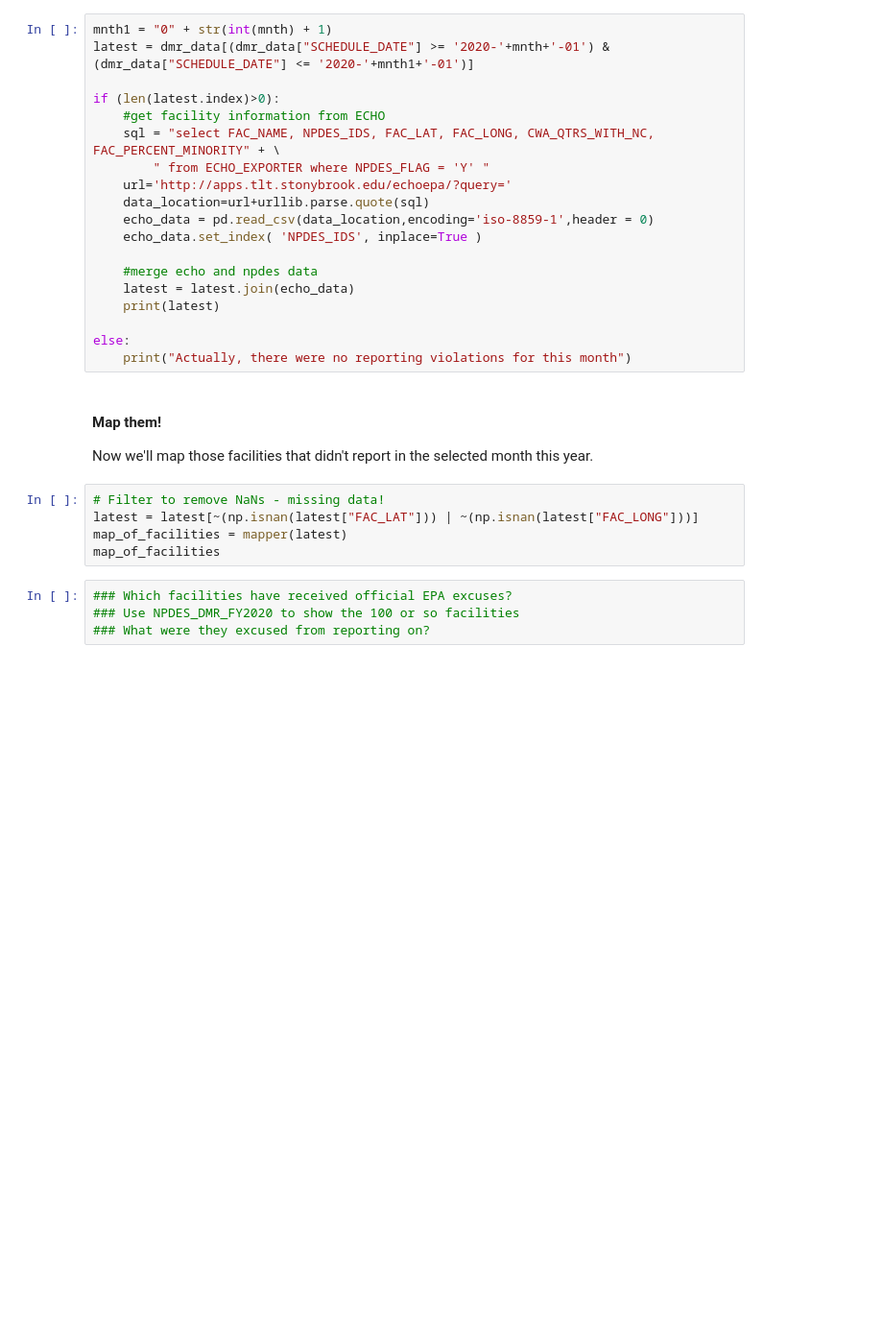
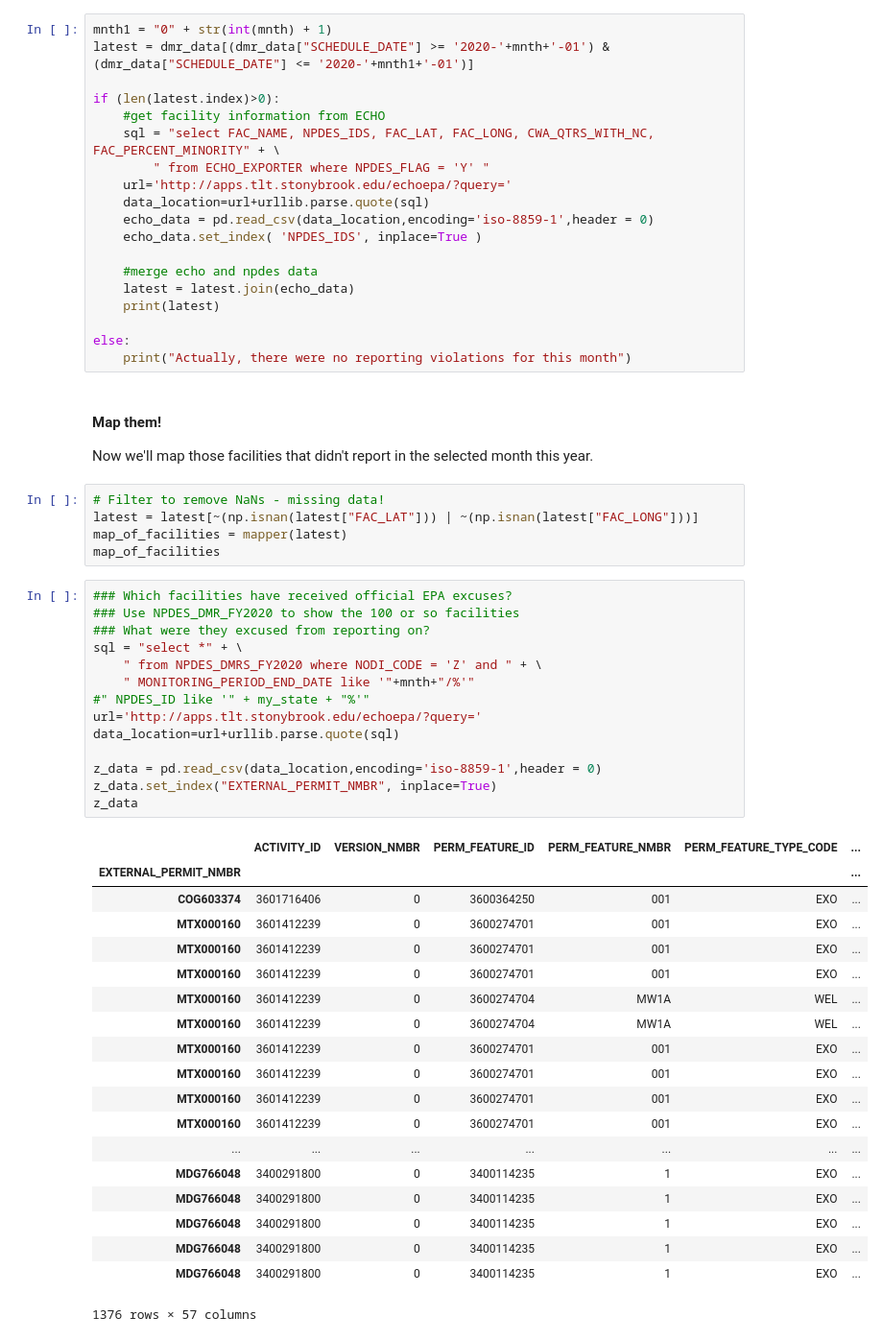
Before and after one commit to edgi-govdata-archiving/ECHO-COVID19, a Jupyter notebook: ECHO-COVID19.ipynb, the cells around one changed output. Shown: that part at 96% size. Cells and saved outputs as stored; diff of their text form; blank space fills up the shorter version.

```diff
--- a/ECHO-COVID19.ipynb
+++ b/ECHO-COVID19.ipynb
@@ -369,4 +430,34 @@ map_of_facilities
 # %%
 ### Which facilities have received official EPA excuses?
 ### Use NPDES_DMR_FY2020 to show the 100 or so facilities
 ### What were they excused from reporting on?
+sql = "select *" + \
+    " from NPDES_DMRS_FY2020 where NODI_CODE = 'Z' and " + \
+    " MONITORING_PERIOD_END_DATE like '"+mnth+"/%'"
+#" NPDES_ID like '" + my_state + "%'"
+url='http://apps.tlt.stonybrook.edu/echoepa/?query='
+data_location=url+urllib.parse.quote(sql)
+
+z_data = pd.read_csv(data_location,encoding='iso-8859-1',header = 0)
+z_data.set_index("EXTERNAL_PERMIT_NMBR", inplace=True)
+z_data
+# %% [output]
+|  | ACTIVITY_ID | VERSION_NMBR | PERM_FEATURE_ID | PERM_FEATURE_NMBR | PERM_FEATURE_TYPE_CODE | ... |
+| EXTERNAL_PERMIT_NMBR |  |  |  |  |  | ... |
+| COG603374 | 3601716406 | 0 | 3600364250 | 001 | EXO | ... |
+| MTX000160 | 3601412239 | 0 | 3600274701 | 001 | EXO | ... |
+| MTX000160 | 3601412239 | 0 | 3600274701 | 001 | EXO | ... |
+| MTX000160 | 3601412239 | 0 | 3600274701 | 001 | EXO | ... |
+| MTX000160 | 3601412239 | 0 | 3600274704 | MW1A | WEL | ... |
+| MTX000160 | 3601412239 | 0 | 3600274704 | MW1A | WEL | ... |
+| MTX000160 | 3601412239 | 0 | 3600274701 | 001 | EXO | ... |
+| MTX000160 | 3601412239 | 0 | 3600274701 | 001 | EXO | ... |
+| MTX000160 | 3601412239 | 0 | 3600274701 | 001 | EXO | ... |
+| MTX000160 | 3601412239 | 0 | 3600274701 | 001 | EXO | ... |
+| ... | ... | ... | ... | ... | ... | ... |
+| MDG766048 | 3400291800 | 0 | 3400114235 | 1 | EXO | ... |
+| MDG766048 | 3400291800 | 0 | 3400114235 | 1 | EXO | ... |
+| MDG766048 | 3400291800 | 0 | 3400114235 | 1 | EXO | ... |
+| MDG766048 | 3400291800 | 0 | 3400114235 | 1 | EXO | ... |
+| MDG766048 | 3400291800 | 0 | 3400114235 | 1 | EXO | ... |
+1376 rows × 57 columns
```
Also changed, not shown: parts of 11 cells of this notebook.
